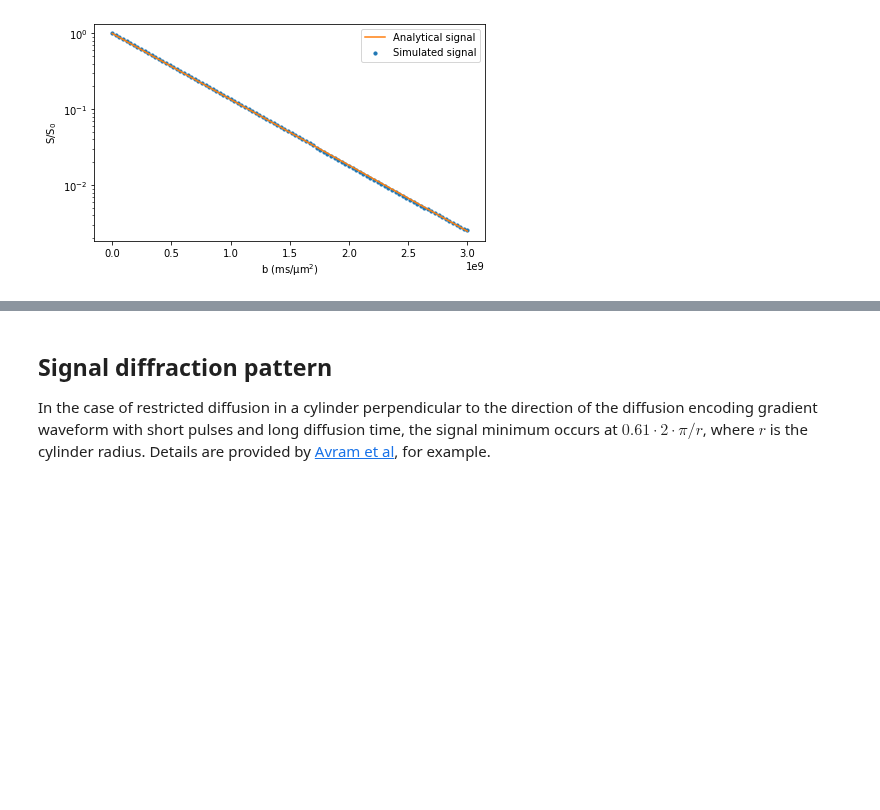
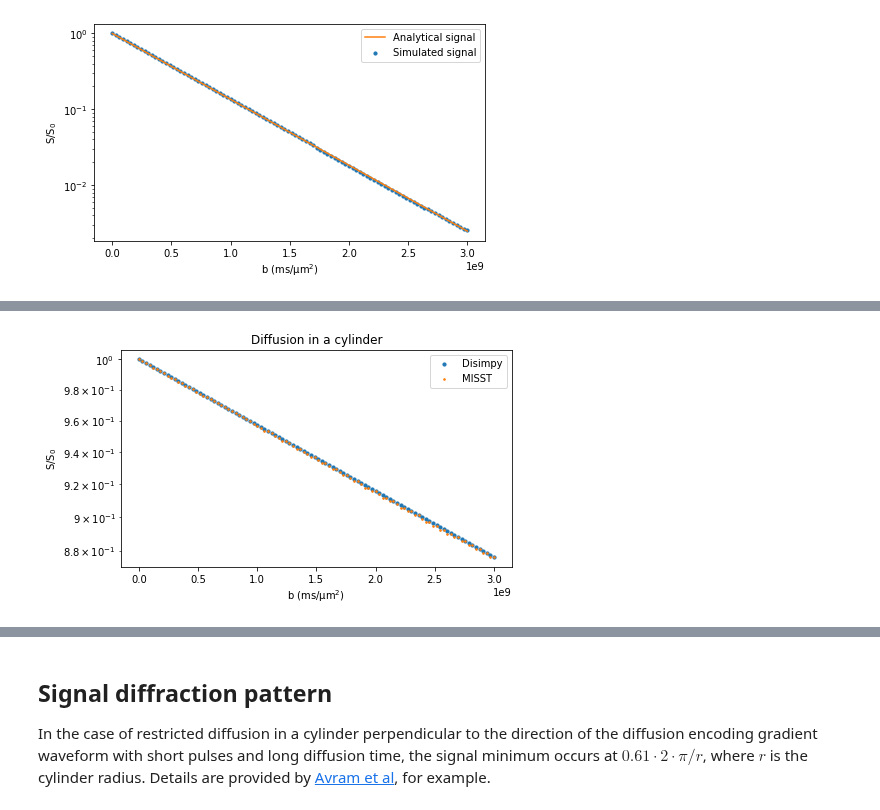
Before and after one commit to kerkelae/disimpy, a Jupyter notebook: docs/source/validation.ipynb, the cells around one changed output, grey strips where cells are left out. Cells and saved outputs as stored; diff of their text form; code cells hidden in the pictures; blank space fills up the shorter version.

```diff
--- a/docs/source/validation.ipynb
+++ b/docs/source/validation.ipynb
@@ -78,0 +89,82 @@ Here, diffusion inside cylinders and spheres is simulated and the signals are co
+# %%
+# Create a Stejskal-Tanner gradient array with ∆ = 40 ms and δ = 30 ms
+
+T = 70e-3
+gradient = np.zeros((1, 700, 3))
+gradient[0, 1:300, 0] = 1
+gradient[0, -300:-1, 0] = -1
+bs = np.linspace(1, 3e9, 100)
+gradient = np.concatenate([gradient for _ in bs], axis=0)
+dt = T / (gradient.shape[1] - 1)
+gradient, dt = gradients.interpolate_gradient(gradient, dt, n_t)
+gradient = gradients.set_b(gradient, dt, bs)
+
+
+# Show the waveform of the measurement with the highest b-value
+
+fig, ax = plt.subplots(1, figsize=(7, 4))
+for i in range(3):
+    ax.plot(np.linspace(0, T, n_t), gradient[-1, :, i])
+ax.legend(['G$_x$', 'G$_y$', 'G$_z$'])
+ax.set_xlabel('Time (s)')
+ax.set_ylabel('Gradient magnitude (T/m)')
+plt.show()
+
+
+# Run the simulation
+
+init_pos = np.zeros((n_s, 3))
+init_pos[:, 0:2] = simulations._fill_circle(n_s, 5e-6)
+init_pos += np.max(np.max(mesh, 0), 0) / 2
+substrate = {'type': 'mesh',
+             'mesh': mesh,
+             'initial positions': init_pos}
+signals = simulations.simulation(n_s, diffusivity, gradient, dt, substrate)
+
+
+# Load MISST signals
+
+tests_dir = os.path.join(os.path.dirname(gradients.__file__), 'tests')
+misst_signals = np.loadtxt(os.path.join(tests_dir,
+    'misst_cylinder_signal_smalldelta_30ms_bigdelta_40ms_radius_5um.txt'))
+
+
+# Plot the results
+
+fig, ax = plt.subplots(1, figsize=(7, 4))
+ax.scatter(bs, signals / n_s, s=10, marker='o')
+ax.scatter(bs, misst_signals, s=10, marker='.')
+ax.set_xlabel('b (ms/μm$^2$)')
+ax.set_ylabel('S/S$_0$')
+ax.legend(['Disimpy', 'MISST'])
+ax.set_title('Diffusion in a cylinder')
+ax.set_yscale('log')
+plt.show()
+
+
+# Run the simulation
+
+substrate = {'type' : 'sphere',
+             'radius' : 5e-6}
+signals = simulations.simulation(n_s, diffusivity, gradient, dt, substrate)
+
+
+# Load MISST signals
+
+tests_dir = os.path.join(os.path.dirname(gradients.__file__), 'tests')
+misst_signals = np.loadtxt(os.path.join(tests_dir,
+    'misst_sphere_signal_smalldelta_30ms_bigdelta_40ms_radius_5um.txt'))
+
+
+# Plot the results
+
+fig, ax = plt.subplots(1, figsize=(7, 4))
+ax.scatter(bs, signals / n_s, s=10, marker='o')
+ax.scatter(bs, misst_signals, s=10, marker='.')
+ax.set_xlabel('b (ms/μm$^2$)')
+ax.set_ylabel('S/S$_0$')
+ax.legend(['Disimpy', 'MISST'])
+ax.set_title('Diffusion in a sphere')
+ax.set_yscale('log')
+plt.show()
+# %% [output]
@@ -78,0 +179 @@ Here, diffusion inside cylinders and spheres is simulated and the signals are co
+[figure, added]
```
Also changed, not shown: parts of 6 cells of this notebook, 4 other files.
